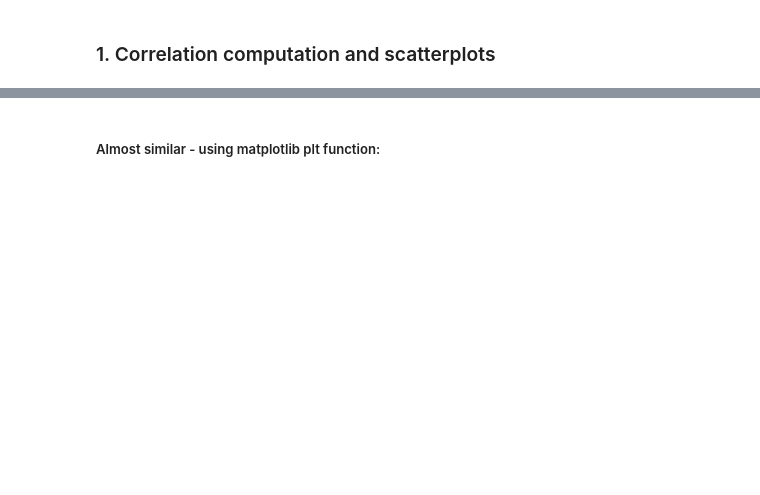
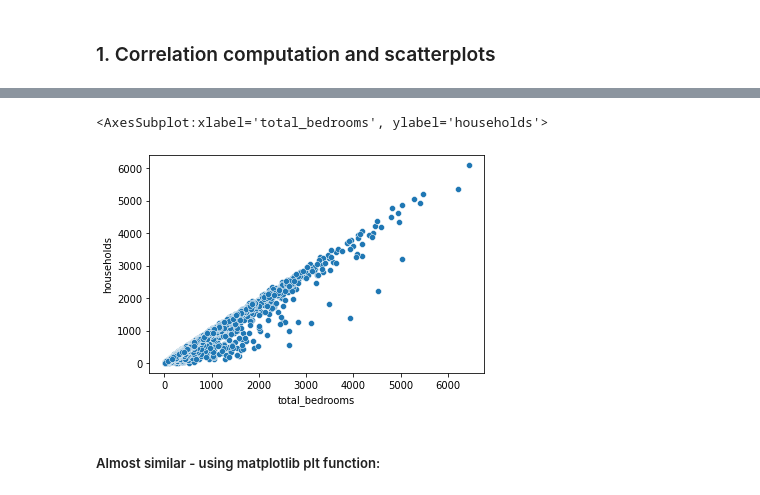
Before and after one commit to nlihin/data-analytics, a Jupyter notebook: unit5.ipynb, the cells around one changed output, grey strips where cells are left out. Cells and saved outputs as stored; diff of their text form; code cells hidden in the pictures; blank space fills up the shorter version.

```diff
--- a/unit5.ipynb
+++ b/unit5.ipynb
@@ -30,5 +55,8 @@ house_df.corr(method='pearson')
 # %%
-house_df.plot.scatter(x = 'total_bedrooms', y = 'households')
+sns.scatterplot(data = house_df, x = 'total_bedrooms', y = 'households')
+# %% [output]
+<AxesSubplot:xlabel='total_bedrooms', ylabel='households'>
+[figure, added]
 # %% [markdown]
 ##### Almost similar - using matplotlib plt function:
 # %%
```
Also changed, not shown: parts of 66 cells of this notebook.
